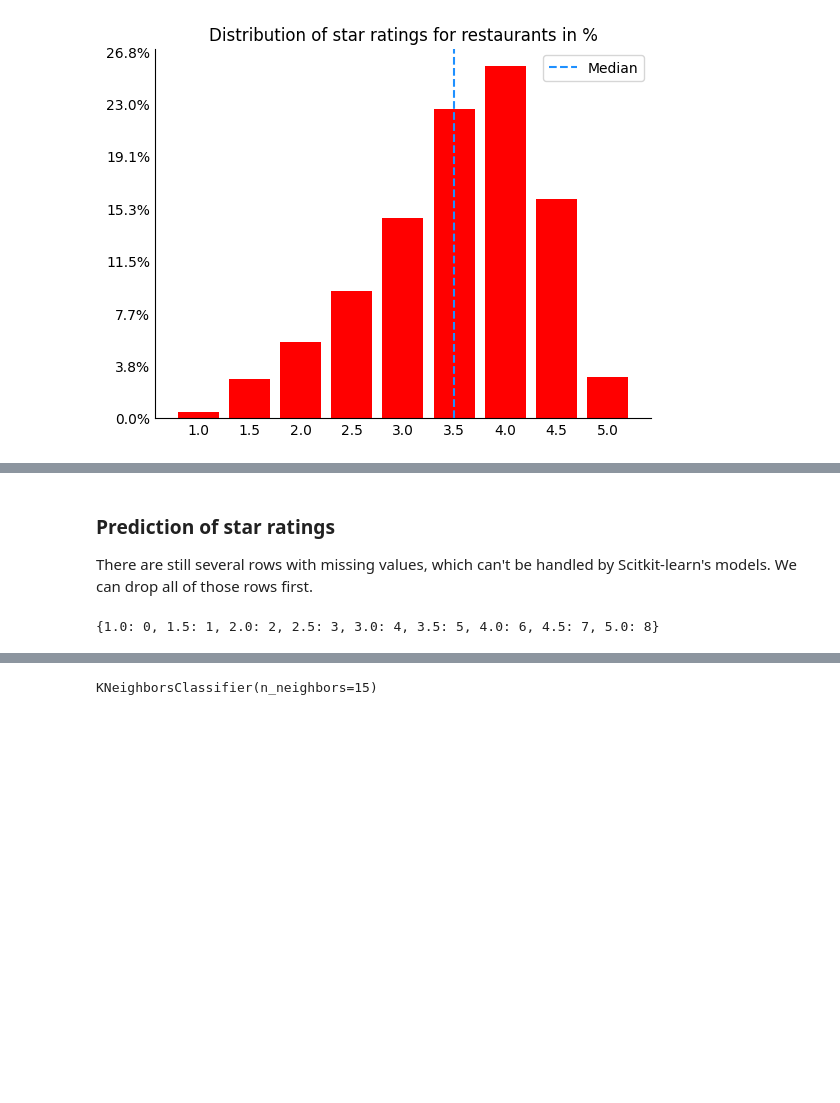
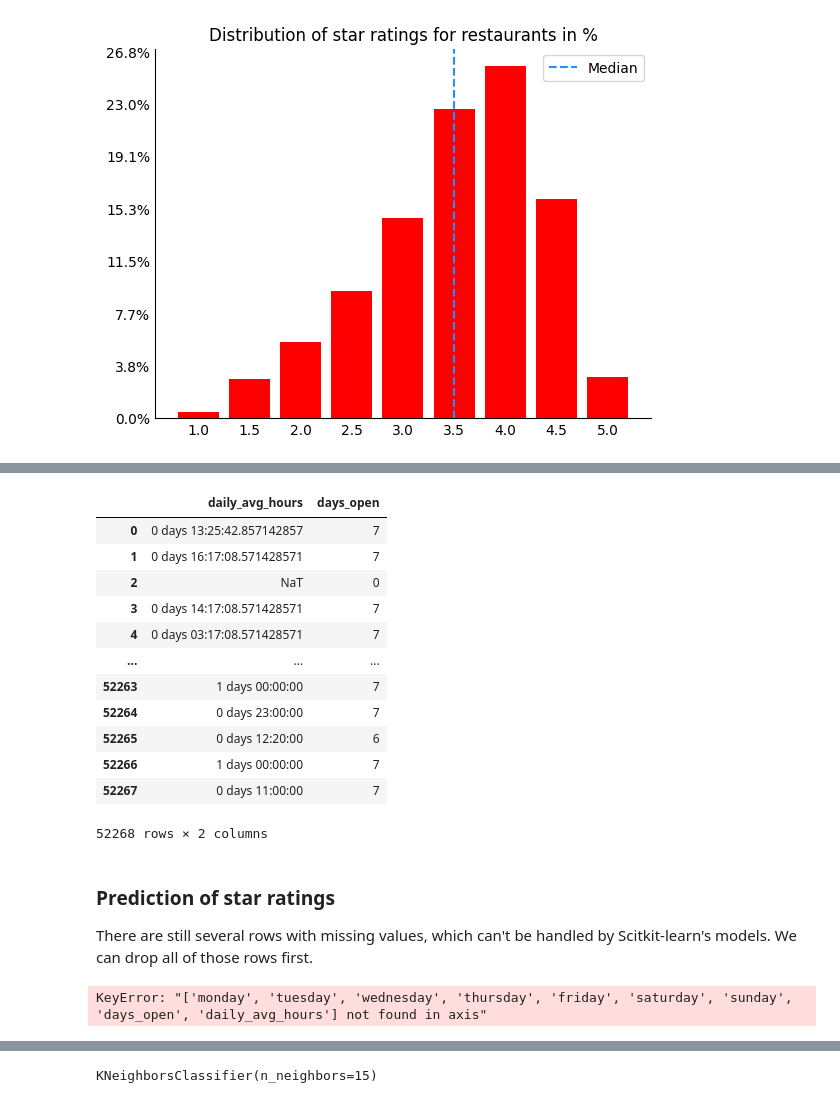
Before and after one commit to raska0010/yelp-customer-reviews, a Jupyter notebook: data_cleaning.ipynb, the cells around one changed output, grey strips where cells are left out. Saved outputs shown, nothing was run; the diff lists cells and outputs as text; code cells hidden in the pictures; blank space fills up the shorter version.

```diff
--- a/data_cleaning.ipynb
+++ b/data_cleaning.ipynb
@@ -222,14 +222,6 @@ def get_hours(x):
     else:
         return x[1] - x[0] + pd.to_timedelta('24:00:00')
 # %%
-restaurants.loc[:, cols] = restaurants.loc[:, cols].map(get_hours)
+restaurants[cols] = restaurants[cols].map(get_hours)
 # %%
-restaurants.loc[:, 'days_open'] = restaurants.loc[:, cols].count(axis=1)
+restaurants['days_open'] = restaurants[cols].count(axis=1)
-# %%
-def replace_NaT(x):
-    if x is pd.NaT:
-        return pd.to_timedelta('00:00:00')
-    else:
-        return x
-
-restaurants.loc[:, cols] = restaurants.loc[:, cols].map(replace_NaT)
@@ -252,11 +228,29 @@ restaurants.loc[:, cols]
 # %%
-restaurants.loc[:, 'avg_opening_hours'] = restaurants.loc[:, cols].apply(lambda x: x.sum(), axis=1) / restaurants.loc[:, 'days_open']
+restaurants['daily_avg_hours'] = restaurants[cols].sum(axis=1) / restaurants['days_open']
+# %%
+restaurants[['daily_avg_hours', 'days_open']]
+# %% [output]
+|  | daily_avg_hours | days_open |
+| 0 | 0 days 13:25:42.857142857 | 7 |
+| 1 | 0 days 16:17:08.571428571 | 7 |
+| 2 | NaT | 0 |
+| 3 | 0 days 14:17:08.571428571 | 7 |
+| 4 | 0 days 03:17:08.571428571 | 7 |
+| ... | ... | ... |
+| 52263 | 1 days 00:00:00 | 7 |
+| 52264 | 0 days 23:00:00 | 7 |
+| 52265 | 0 days 12:20:00 | 6 |
+| 52266 | 1 days 00:00:00 | 7 |
+| 52267 | 0 days 11:00:00 | 7 |
+52268 rows × 2 columns
 # %% [markdown]
 ### Prediction of star ratings
 
 There are still several rows with missing values, which can't be handled by Scitkit-learn's models. We can drop all of those rows first.
 # %%
-restaurants.drop(columns=['monday', 'tuesday', 'wednesday', 'thursday', 'friday', 'saturday', 'sunday', 'days_open', 'avg_opening_hours'], inplace=True)
+restaurants.drop(columns=['monday', 'tuesday', 'wednesday', 'thursday', 'friday', 'saturday', 'sunday', 'days_open', 'daily_avg_hours'], inplace=True)
+# %% [output]
+KeyError: "['monday', 'tuesday', 'wednesday', 'thursday', 'friday', 'saturday', 'sunday', 'days_open', 'daily_avg_hours'] not found in axis"
 # %%
 # In addition, columns with multiple features like 'price_range' contain 'None' values that can't be interpreted in a senseful way.
 # Also, the 'None's are string objects which need to be converted to NaN values first if we want to drop.
@@ -271,13 +265,3 @@ restaurants = restaurants[restaurants[restaurants.columns[7:]].isna().any(axis=1
 # Columns with binary features also contain 'None' and 'none' values. In this case we can interprete them as False and replace them with False.
 
 restaurants = restaurants.replace(['none', 'None'], ['False', 'False'])
-# %%
-from sklearn.preprocessing import LabelEncoder
-
-le = LabelEncoder()
-le.fit(restaurants['stars'])
-le_name_mapping = dict(zip(le.classes_, le.transform(le.classes_)))
-print(le_name_mapping)
-restaurants['stars'] = le.transform(restaurants['stars'])
-# %% [output]
-{1.0: 0, 1.5: 1, 2.0: 2, 2.5: 3, 3.0: 4, 3.5: 5, 4.0: 6, 4.5: 7, 5.0: 8}
```
Also changed, not shown: parts of 28 cells of this notebook.
